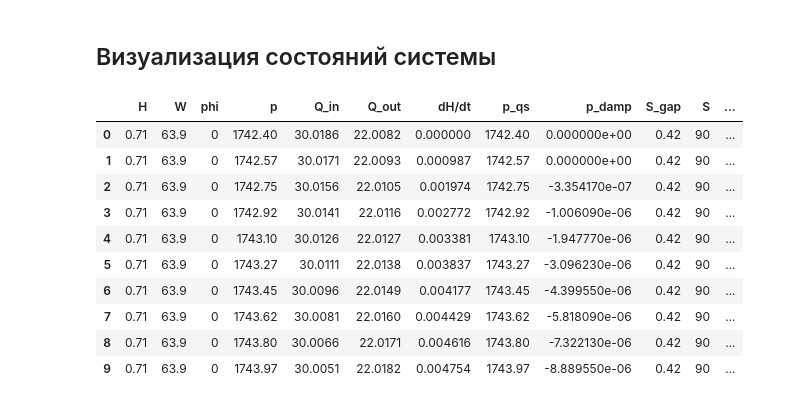
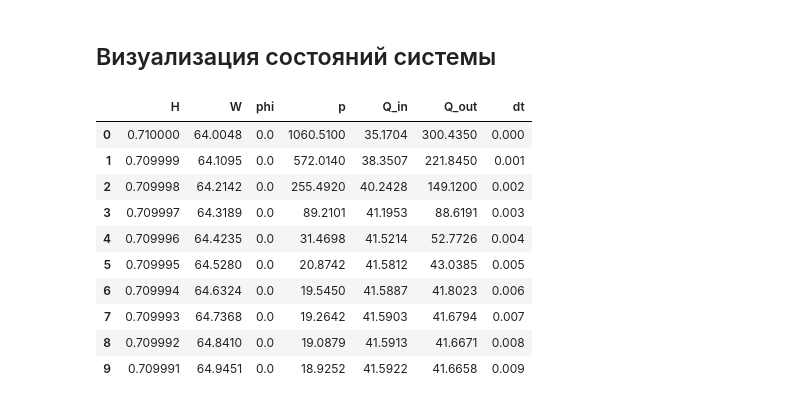
Before and after one commit to shustrov38/jubilant-bassoon, a Jupyter notebook: scripts/approx.ipynb, the cells around one changed output. Drawn from its saved outputs; the diff is of its cells as text; code cells hidden in the pictures.

```diff
--- a/scripts/approx.ipynb
+++ b/scripts/approx.ipynb
@@ -165,20 +165,20 @@ print(f'{popt[0]} + {popt[1]} * np.exp({popt[2]} * x)')
 # %% [markdown]
 ## Визуализация состояний системы
 # %%
-SIMULATION_DT = 1e-5
+SIMULATION_DT = 1e-5 * 100
 
-df = pd.read_csv(RESOURCES_PATH / 'sim_6.csv', delimiter=';')
+df = pd.read_csv(RESOURCES_PATH / 'sim_10.csv', delimiter=';')
 df['dt'] = df.index * SIMULATION_DT
 df.head(10)
 # %% [output]
-|  | H | W | phi | p | Q_in | Q_out | dH/dt | p_qs | p_damp | S_gap | S | ... |
-| 0 | 0.71 | 63.9 | 0 | 1742.40 | 30.0186 | 22.0082 | 0.000000 | 1742.40 | 0.000000e+00 | 0.42 | 90 | ... |
-| 1 | 0.71 | 63.9 | 0 | 1742.57 | 30.0171 | 22.0093 | 0.000987 | 1742.57 | 0.000000e+00 | 0.42 | 90 | ... |
-| 2 | 0.71 | 63.9 | 0 | 1742.75 | 30.0156 | 22.0105 | 0.001974 | 1742.75 | -3.354170e-07 | 0.42 | 90 | ... |
-| 3 | 0.71 | 63.9 | 0 | 1742.92 | 30.0141 | 22.0116 | 0.002772 | 1742.92 | -1.006090e-06 | 0.42 | 90 | ... |
-| 4 | 0.71 | 63.9 | 0 | 1743.10 | 30.0126 | 22.0127 | 0.003381 | 1743.10 | -1.947770e-06 | 0.42 | 90 | ... |
-| 5 | 0.71 | 63.9 | 0 | 1743.27 | 30.0111 | 22.0138 | 0.003837 | 1743.27 | -3.096230e-06 | 0.42 | 90 | ... |
-| 6 | 0.71 | 63.9 | 0 | 1743.45 | 30.0096 | 22.0149 | 0.004177 | 1743.45 | -4.399550e-06 | 0.42 | 90 | ... |
-| 7 | 0.71 | 63.9 | 0 | 1743.62 | 30.0081 | 22.0160 | 0.004429 | 1743.62 | -5.818090e-06 | 0.42 | 90 | ... |
-| 8 | 0.71 | 63.9 | 0 | 1743.80 | 30.0066 | 22.0171 | 0.004616 | 1743.80 | -7.322130e-06 | 0.42 | 90 | ... |
-| 9 | 0.71 | 63.9 | 0 | 1743.97 | 30.0051 | 22.0182 | 0.004754 | 1743.97 | -8.889550e-06 | 0.42 | 90 | ... |
+|  | H | W | phi | p | Q_in | Q_out | dt |
+| 0 | 0.710000 | 64.0048 | 0.0 | 1060.5100 | 35.1704 | 300.4350 | 0.000 |
+| 1 | 0.709999 | 64.1095 | 0.0 | 572.0140 | 38.3507 | 221.8450 | 0.001 |
+| 2 | 0.709998 | 64.2142 | 0.0 | 255.4920 | 40.2428 | 149.1200 | 0.002 |
+| 3 | 0.709997 | 64.3189 | 0.0 | 89.2101 | 41.1953 | 88.6191 | 0.003 |
+| 4 | 0.709996 | 64.4235 | 0.0 | 31.4698 | 41.5214 | 52.7726 | 0.004 |
+| 5 | 0.709995 | 64.5280 | 0.0 | 20.8742 | 41.5812 | 43.0385 | 0.005 |
+| 6 | 0.709994 | 64.6324 | 0.0 | 19.5450 | 41.5887 | 41.8023 | 0.006 |
+| 7 | 0.709993 | 64.7368 | 0.0 | 19.2642 | 41.5903 | 41.6794 | 0.007 |
+| 8 | 0.709992 | 64.8410 | 0.0 | 19.0879 | 41.5913 | 41.6671 | 0.008 |
+| 9 | 0.709991 | 64.9451 | 0.0 | 18.9252 | 41.5922 | 41.6658 | 0.009 |
```
Also changed, not shown: parts of 4 cells of this notebook, 7 other files.
